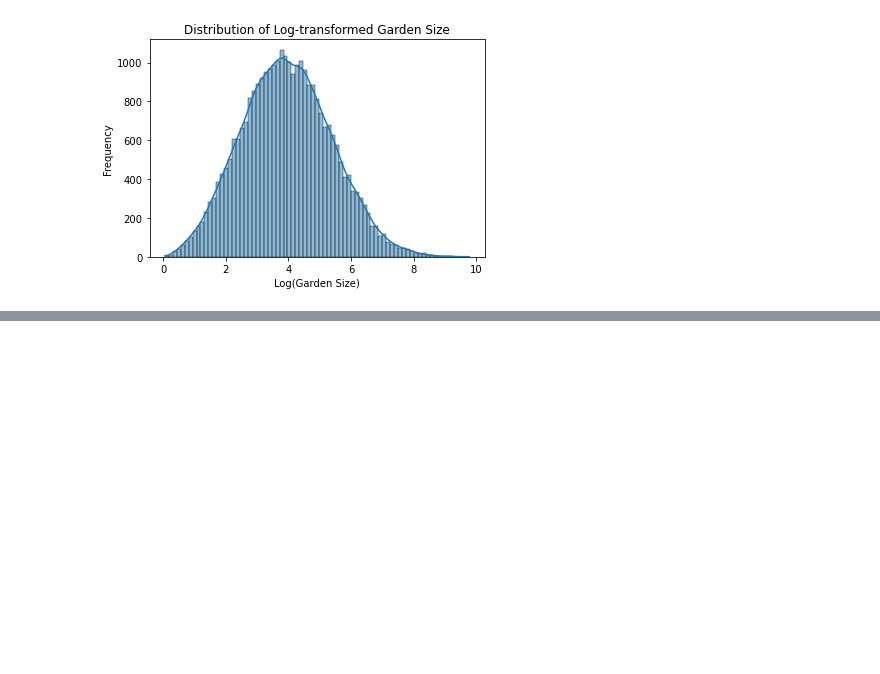
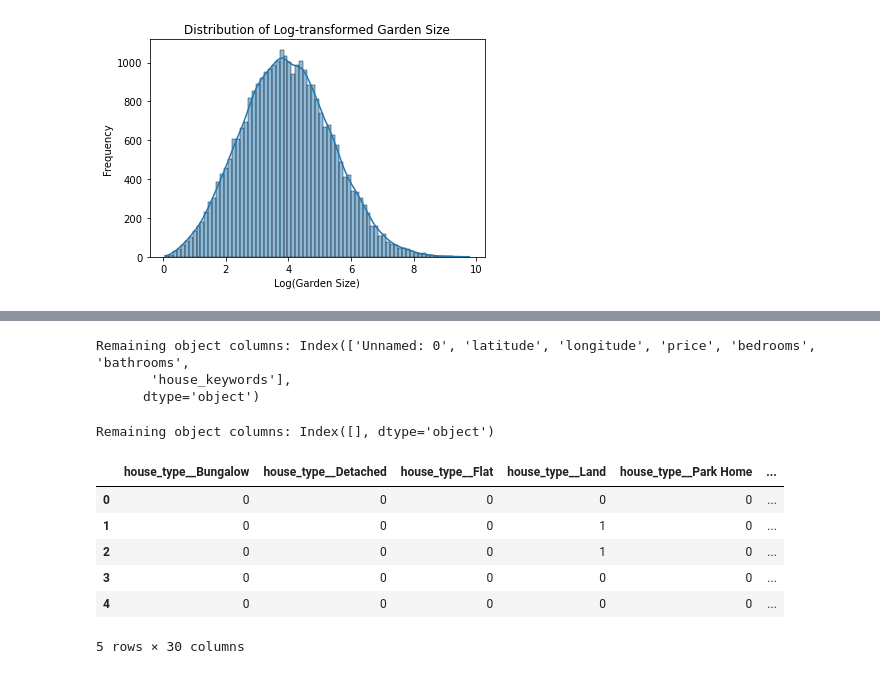
Before and after one commit to aileensiele/HouseRecommendation, a Jupyter notebook: random_forest..ipynb, the cells around one changed output, grey strips where cells are left out. Cells and saved outputs as stored; diff of their text form; code cells hidden in the pictures; blank space fills up the shorter version.

```diff
--- a/random_forest..ipynb
+++ b/random_forest..ipynb
@@ -204,0 +309,50 @@ plt.show()
+# %%
+# Handling other non-numeric columns if they still exist
+remaining_object_columns = df_encoded.select_dtypes(include=['object']).columns
+print("Remaining object columns:", remaining_object_columns)
+
+# drop some unncessary cilumns for the model
+df_encoded.drop(columns=['Unnamed: 0'], inplace=True)
+df_encoded.drop(columns=['price'], inplace=True)
+df_encoded.drop(columns=['house_keywords'], inplace=True)
+df_encoded.drop(columns=['garden_size'], inplace=True)
+# df_encoded.drop(columns=['latitude'], inplace=True)
+
+
+
+
+
+
+
+# # You might need to convert other columns like 'price', 'latitude', 'longitude' to numeric types
+# df_encoded['price'] = pd.to_numeric(df_encoded['price'], errors='coerce')
+# df_encoded['latitude'] = pd.to_numeric(df_encoded['latitude'], errors='coerce')
+# df_encoded['longitude'] = pd.to_numeric(df_encoded['longitude'], errors='coerce')
+
+# # Fill NaN values if necessary
+# df_encoded.fillna(df_encoded.mean(), inplace=True)
+# %% [output]
+Remaining object columns: Index(['Unnamed: 0', 'latitude', 'longitude', 'price', 'bedrooms', 'bathrooms',
+       'house_keywords'],
+      dtype='object')
+# %%
+remaining_object_columns = df_encoded.select_dtypes(include=['object']).columns
+print("Remaining object columns:", remaining_object_columns)
+df_encoded['bathrooms'] = pd.to_numeric(df_encoded['bathrooms'], errors='coerce')
+df_encoded['bedrooms'] = pd.to_numeric(df_encoded['bedrooms'], errors='coerce')
+df_encoded['latitude'] = pd.to_numeric(df_encoded['latitude'], errors='coerce')
+df_encoded['longitude'] = pd.to_numeric(df_encoded['longitude'], errors='coerce')
+
+df_encoded.fillna(df_encoded.mean(), inplace=True)
+# %% [output]
+Remaining object columns: Index([], dtype='object')
+# %%
+df_encoded.head()
+# %% [output]
+|  | house_type__Bungalow | house_type__Detached | house_type__Flat | house_type__Land | house_type__Park Home | ... |
+| 0 | 0 | 0 | 0 | 0 | 0 | ... |
+| 1 | 0 | 0 | 0 | 1 | 0 | ... |
+| 2 | 0 | 0 | 0 | 1 | 0 | ... |
+| 3 | 0 | 0 | 0 | 0 | 0 | ... |
+| 4 | 0 | 0 | 0 | 0 | 0 | ... |
+5 rows × 30 columns
```
Also changed, not shown: parts of 11 cells of this notebook.
